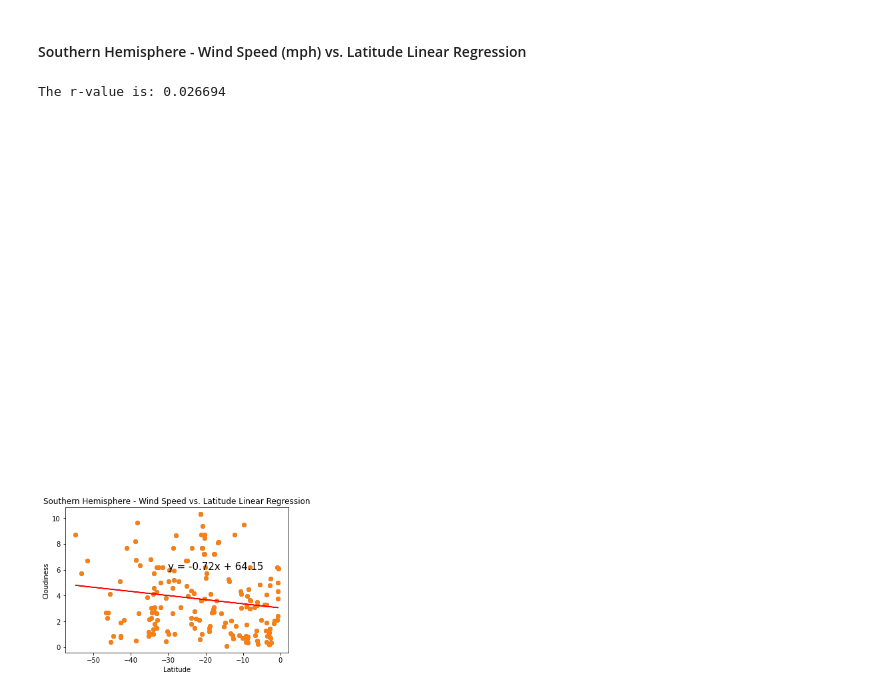
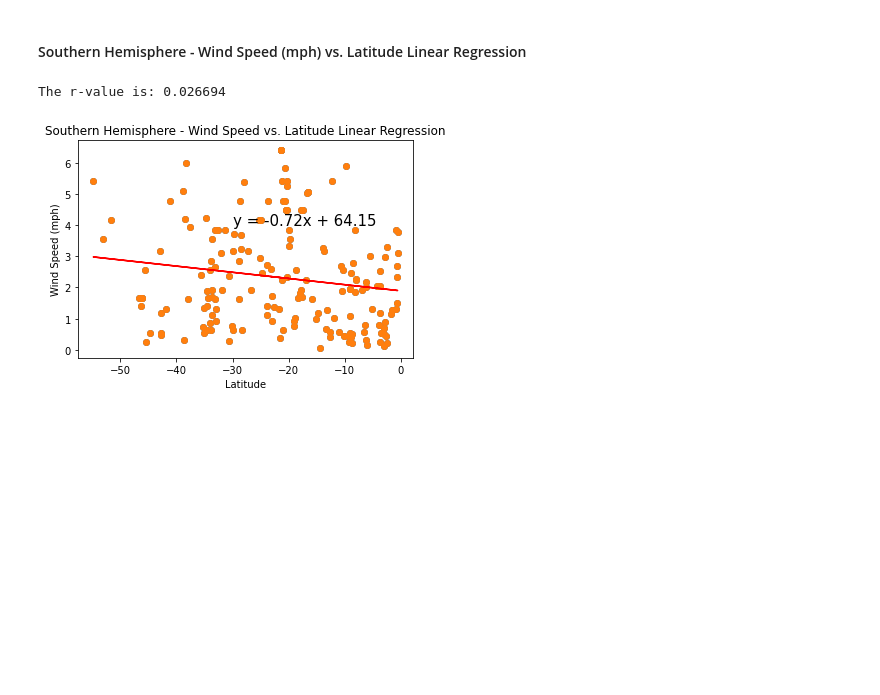
Before and after one commit to avaz7791/python-api-challenge, a Jupyter notebook: starter_code/WeatherPy.ipynb, the cells around one changed output. Drawn from its saved outputs; the diff is of its cells as text; code cells hidden in the pictures; blank space fills up the shorter version.

```diff
--- a/starter_code/WeatherPy.ipynb
+++ b/starter_code/WeatherPy.ipynb
@@ -321,7 +319,7 @@ def linr(x,y):
     plt.scatter(x, y)
     plt.plot(x , regression,"r-")
 
-    plt.annotate(line_eq,(20,40),fontsize=15,color="k")
+    #plt.annotate(line_eq,(20,40),fontsize=15,color="k")
     # Print r value
     print(f"The r-value is: {round(rvalue**2,6)}")
     plt.show()
@@ -541,19 +567,19 @@ The r-value is: 0.001538
 # %%
 # Create a Scatter Plot for temperature vs latitude
 x_values = Southern['Lat']
 #(Celsius * 9/5) + 32
-y_values = Southern['Wind Speed']
+y_values = Southern['Wind Speed'] /1.609
 # Create a Scatter Plot for temperature vs latitude
 plt.scatter(x_values,y_values)
 
 # Create a Scatter Plot for temperature vs latitude
 plt.xlabel('Latitude')
-plt.ylabel('Cloudiness')
+plt.ylabel('Wind Speed (mph)')
 plt.title('Southern Hemisphere - Wind Speed vs. Latitude Linear Regression')
 
-plt.annotate(line_eq,(-30,6),fontsize=15 )
+plt.annotate(line_eq,(-30,4),fontsize=15 )
 #call funciton linear regresion and plot vfor vendetta
 linr(x_values, y_values)
 # %% [output]
 The r-value is: 0.026694
-[figure, old version]
+[figure, new version]
```
Also changed, not shown: parts of 17 cells of this notebook.
